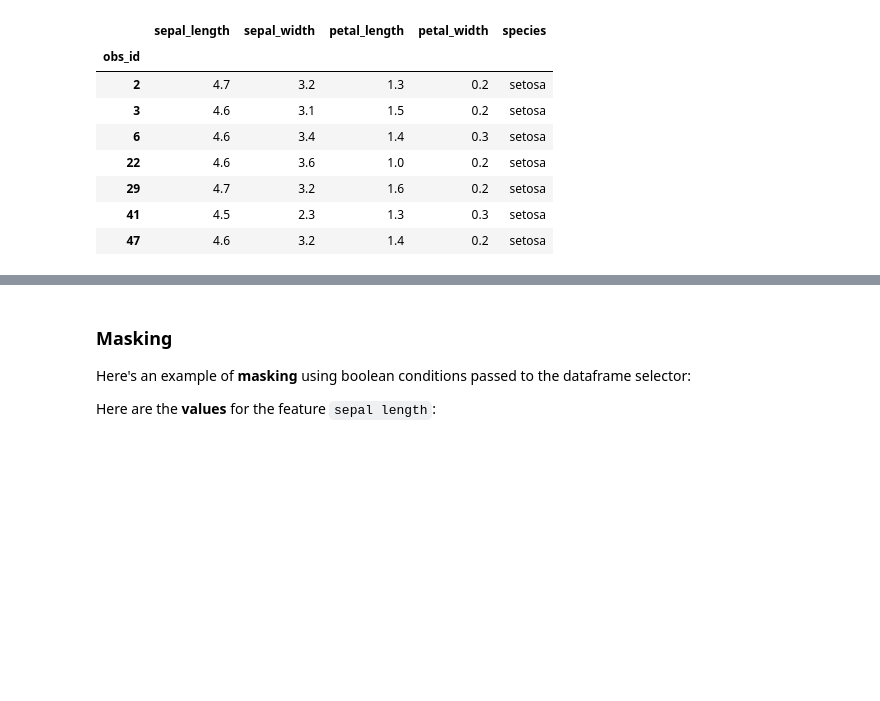
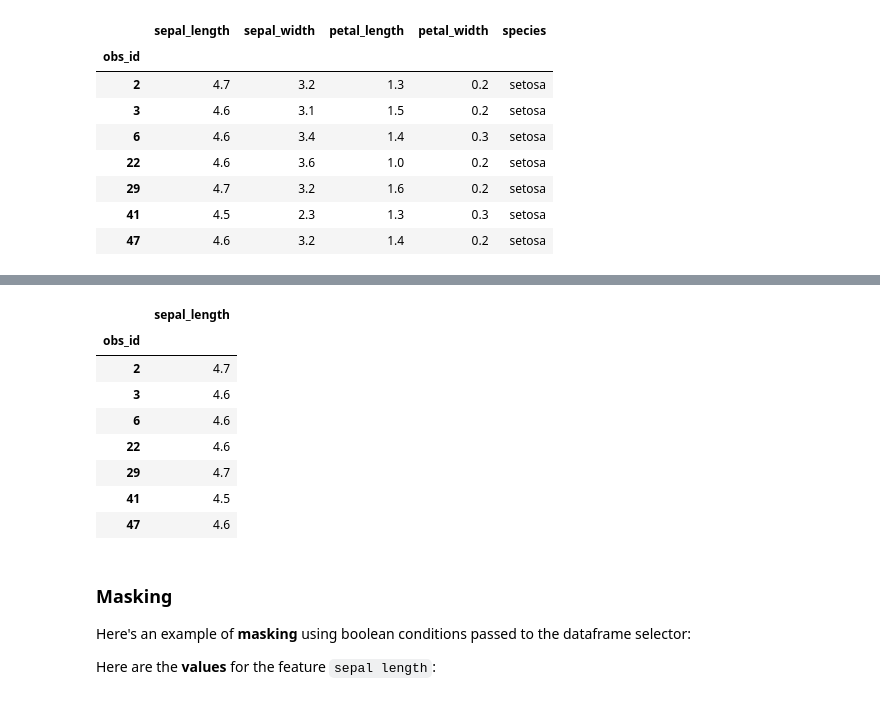
Before and after one commit to ontoligent/DS5100-book, a Jupyter notebook: notebooks/M06_Pandas/M06-01-Pandas1.ipynb, the cells around one changed output, grey strips where cells are left out. Cells and saved outputs as stored; diff of their text form; code cells hidden in the pictures; blank space fills up the shorter version.

```diff
--- a/notebooks/M06_Pandas/M06-01-Pandas1.ipynb
+++ b/notebooks/M06_Pandas/M06-01-Pandas1.ipynb
@@ -952,3 +1020,15 @@ iris[(iris.sepal_length >= 4.5) & (iris.sepal_length <= 4.7)]
+# %%
+iris.loc[(iris.sepal_length >= 4.5) & (iris.sepal_length <= 4.7), ['sepal_length']]
+# %% [output]
+|  | sepal_length |
+| obs_id |  |
+| 2 | 4.7 |
+| 3 | 4.6 |
+| 6 | 4.6 |
+| 22 | 4.6 |
+| 29 | 4.7 |
+| 41 | 4.5 |
+| 47 | 4.6 |
 # %% [markdown]
 ### Masking
 
```
Also changed, not shown: parts of 42 cells of this notebook, 14 other files.
